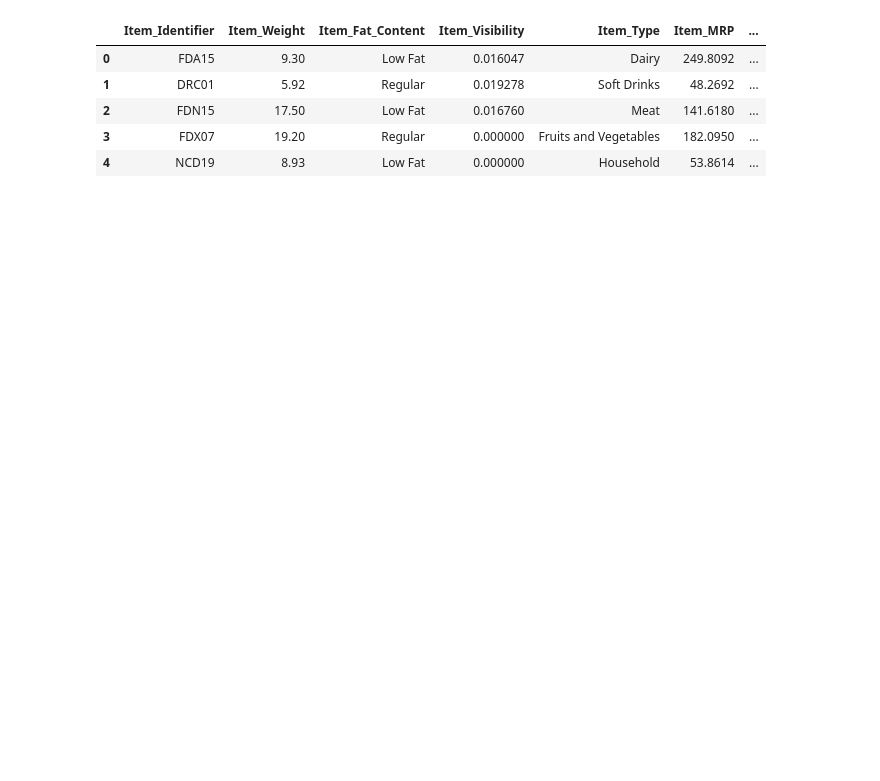
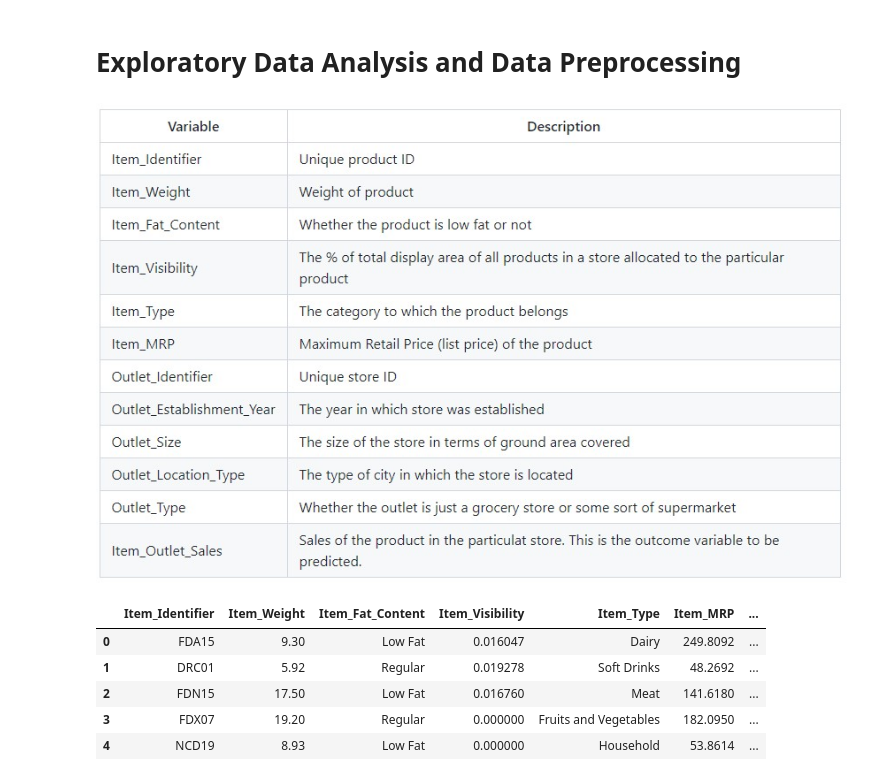
Before and after one commit to Sebastian1981/Sales_Prediction, a Jupyter notebook: notebooks/poc.ipynb, the cells around one changed output. Saved outputs shown, nothing was run; the diff lists cells and outputs as text; code cells hidden in the pictures; blank space fills up the shorter version.

```diff
--- a/notebooks/poc.ipynb
+++ b/notebooks/poc.ipynb
@@ -9 +42,8 @@ DATADIR = Path.cwd().parent / 'data/raw'
+# %% [markdown]
+# Exploratory Data Analysis and Data Preprocessing
+# %%
+# show item description
+Image(filename=DATADIR/'item_description_image.jpg')
+# %% [output]
+[figure, added]
 # %%
```
Also changed, not shown: parts of 57 cells of this notebook, 2 other files.
